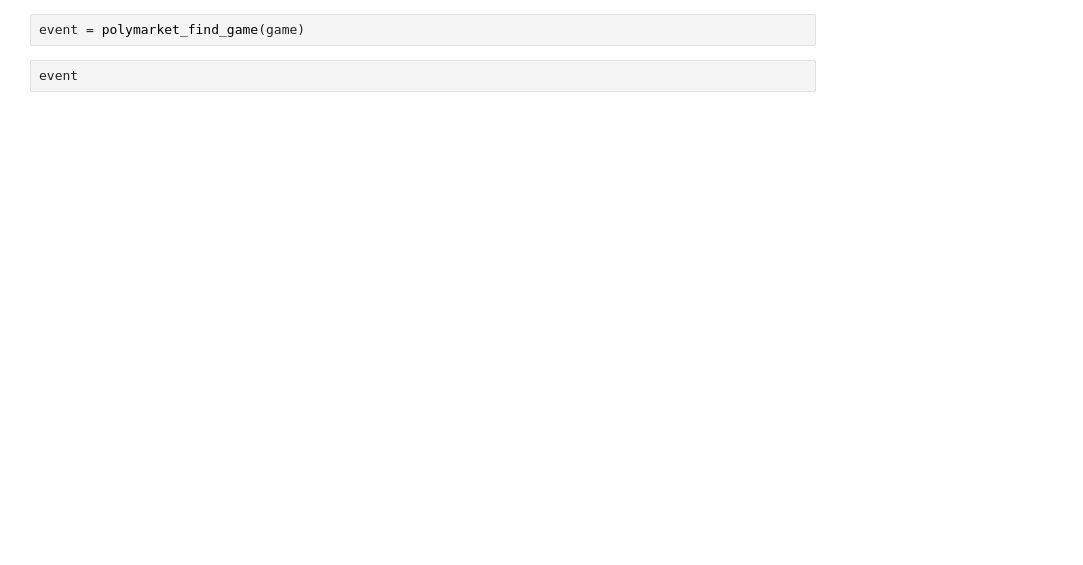
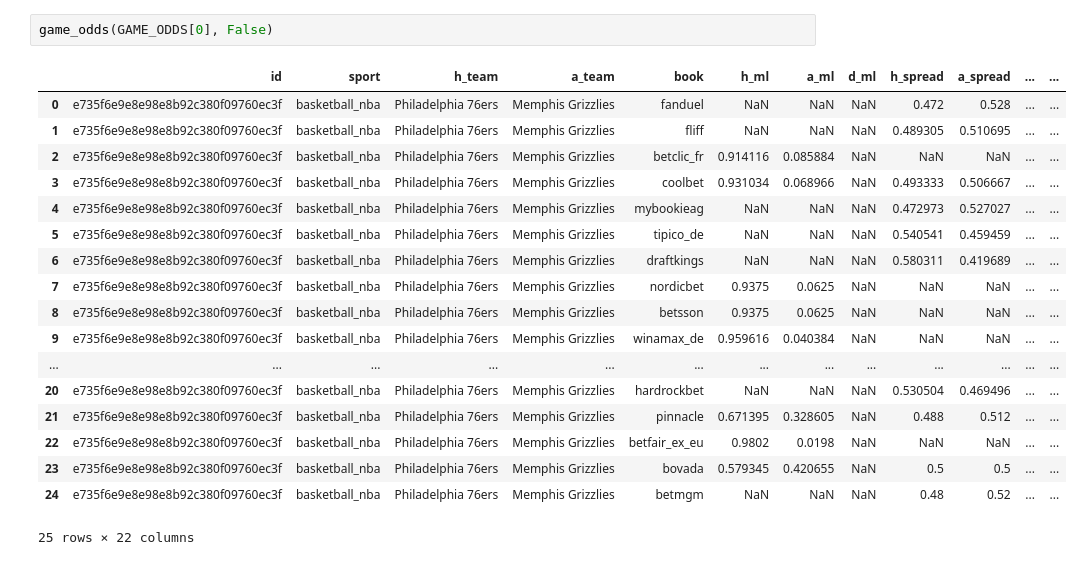
Before and after one commit to trevorscholz1/Portfolio, a Jupyter notebook: daily_lockz/models/polymarket.ipynb, the cells around one changed output. Cells and saved outputs as stored; diff of their text form; blank space fills up the shorter version.

```diff
--- a/daily_lockz/models/polymarket.ipynb
+++ b/daily_lockz/models/polymarket.ipynb
@@ -792,4 +2826,21 @@ def polymarket_value(game_odds, event):
-# %%
-event = polymarket_find_game(game)
-# %%
-event
+# %%
+game_odds(GAME_ODDS[0], False)
+# %% [output]
+|  | id | sport | h_team | a_team | book | h_ml | a_ml | d_ml | h_spread | a_spread | ... | ... |
+| 0 | e735f6e9e8e98e8b92c380f09760ec3f | basketball_nba | Philadelphia 76ers | Memphis Grizzlies | fanduel | NaN | NaN | NaN | 0.472 | 0.528 | ... | ... |
+| 1 | e735f6e9e8e98e8b92c380f09760ec3f | basketball_nba | Philadelphia 76ers | Memphis Grizzlies | fliff | NaN | NaN | NaN | 0.489305 | 0.510695 | ... | ... |
+| 2 | e735f6e9e8e98e8b92c380f09760ec3f | basketball_nba | Philadelphia 76ers | Memphis Grizzlies | betclic_fr | 0.914116 | 0.085884 | NaN | NaN | NaN | ... | ... |
+| 3 | e735f6e9e8e98e8b92c380f09760ec3f | basketball_nba | Philadelphia 76ers | Memphis Grizzlies | coolbet | 0.931034 | 0.068966 | NaN | 0.493333 | 0.506667 | ... | ... |
+| 4 | e735f6e9e8e98e8b92c380f09760ec3f | basketball_nba | Philadelphia 76ers | Memphis Grizzlies | mybookieag | NaN | NaN | NaN | 0.472973 | 0.527027 | ... | ... |
+| 5 | e735f6e9e8e98e8b92c380f09760ec3f | basketball_nba | Philadelphia 76ers | Memphis Grizzlies | tipico_de | NaN | NaN | NaN | 0.540541 | 0.459459 | ... | ... |
+| 6 | e735f6e9e8e98e8b92c380f09760ec3f | basketball_nba | Philadelphia 76ers | Memphis Grizzlies | draftkings | NaN | NaN | NaN | 0.580311 | 0.419689 | ... | ... |
+| 7 | e735f6e9e8e98e8b92c380f09760ec3f | basketball_nba | Philadelphia 76ers | Memphis Grizzlies | nordicbet | 0.9375 | 0.0625 | NaN | NaN | NaN | ... | ... |
+| 8 | e735f6e9e8e98e8b92c380f09760ec3f | basketball_nba | Philadelphia 76ers | Memphis Grizzlies | betsson | 0.9375 | 0.0625 | NaN | NaN | NaN | ... | ... |
+| 9 | e735f6e9e8e98e8b92c380f09760ec3f | basketball_nba | Philadelphia 76ers | Memphis Grizzlies | winamax_de | 0.959616 | 0.040384 | NaN | NaN | NaN | ... | ... |
+| ... | ... | ... | ... | ... | ... | ... | ... | ... | ... | ... | ... | ... |
+| 20 | e735f6e9e8e98e8b92c380f09760ec3f | basketball_nba | Philadelphia 76ers | Memphis Grizzlies | hardrockbet | NaN | NaN | NaN | 0.530504 | 0.469496 | ... | ... |
+| 21 | e735f6e9e8e98e8b92c380f09760ec3f | basketball_nba | Philadelphia 76ers | Memphis Grizzlies | pinnacle | 0.671395 | 0.328605 | NaN | 0.488 | 0.512 | ... | ... |
+| 22 | e735f6e9e8e98e8b92c380f09760ec3f | basketball_nba | Philadelphia 76ers | Memphis Grizzlies | betfair_ex_eu | 0.9802 | 0.0198 | NaN | NaN | NaN | ... | ... |
+| 23 | e735f6e9e8e98e8b92c380f09760ec3f | basketball_nba | Philadelphia 76ers | Memphis Grizzlies | bovada | 0.579345 | 0.420655 | NaN | 0.5 | 0.5 | ... | ... |
+| 24 | e735f6e9e8e98e8b92c380f09760ec3f | basketball_nba | Philadelphia 76ers | Memphis Grizzlies | betmgm | NaN | NaN | NaN | 0.48 | 0.52 | ... | ... |
+25 rows × 22 columns
```
Also changed, not shown: parts of 4 cells of this notebook, 6 other files.
